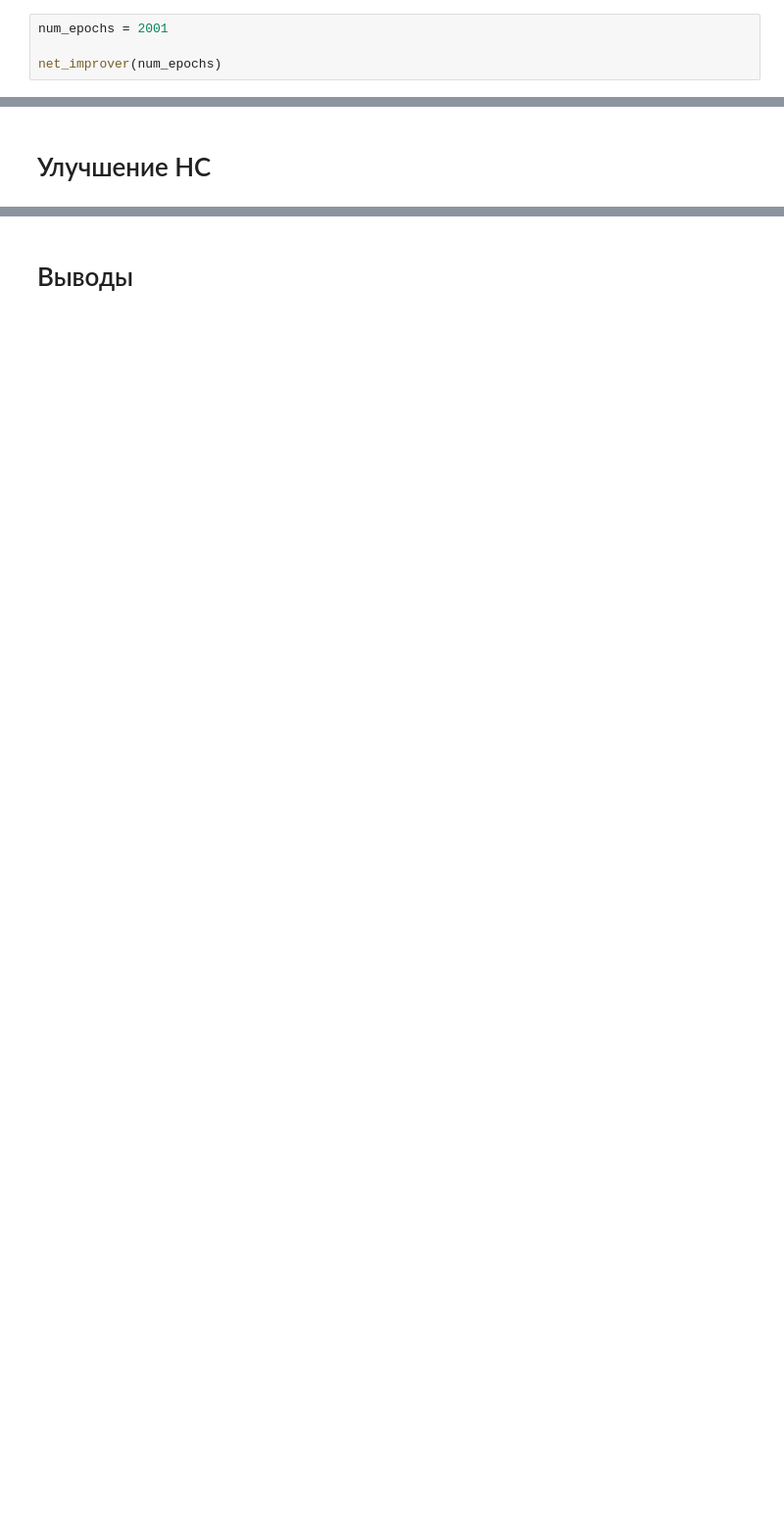
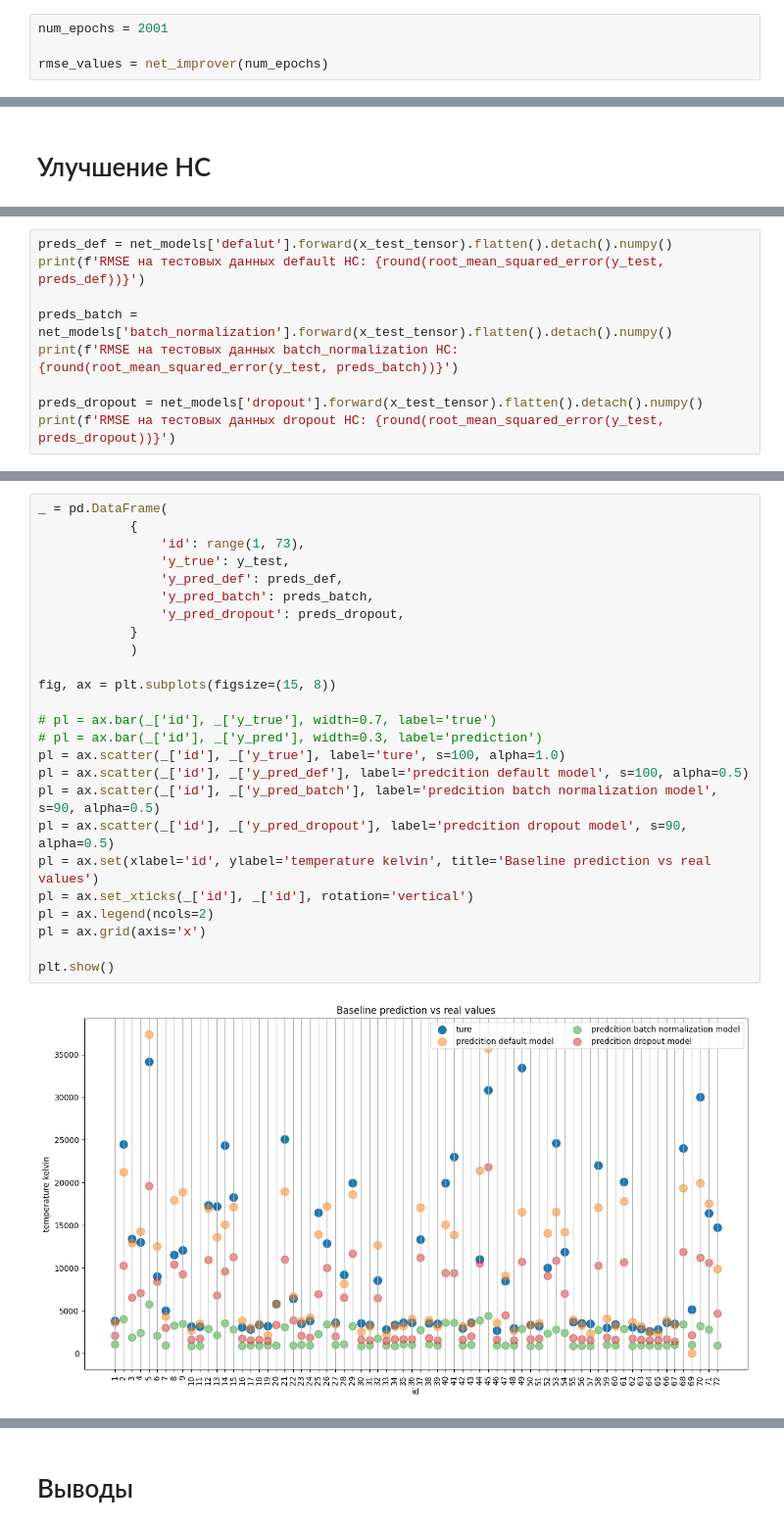
Before and after one commit to Yar-13/Predicting-the-temperature-of-a-star, a Jupyter notebook: Project_15_v1.0.ipynb, the cells around one changed output, grey strips where cells are left out. Shown: that part at 98% size. Drawn from its saved outputs; the diff is of its cells as text; blank space fills up the shorter version.

```diff
--- a/Project_15_v1.0.ipynb
+++ b/Project_15_v1.0.ipynb
@@ -387,5 +402,5 @@ optimizer = torch.optim.Adam(reg_net.parameters(), lr=5.0e-2)
 # %%
 num_epochs = 2001
 
-net_improver(num_epochs)
+rmse_values = net_improver(num_epochs)
 # %% [output]
@@ -414,0 +541,9 @@ root_mean_squared_error(y_test, reg_net.forward(x_test_tensor).detach().numpy())
+# %%
+preds_def = net_models['defalut'].forward(x_test_tensor).flatten().detach().numpy()
+print(f'RMSE на тестовых данных default НС: {round(root_mean_squared_error(y_test, preds_def))}')
+
+preds_batch = net_models['batch_normalization'].forward(x_test_tensor).flatten().detach().numpy()
+print(f'RMSE на тестовых данных batch_normalization НС: {round(root_mean_squared_error(y_test, preds_batch))}')
+
+preds_dropout = net_models['dropout'].forward(x_test_tensor).flatten().detach().numpy()
+print(f'RMSE на тестовых данных dropout НС: {round(root_mean_squared_error(y_test, preds_dropout))}')
@@ -414,0 +554,27 @@ root_mean_squared_error(y_test, reg_net.forward(x_test_tensor).detach().numpy())
+# %%
+_ = pd.DataFrame(
+            {
+                'id': range(1, 73),
+                'y_true': y_test,
+                'y_pred_def': preds_def,
+                'y_pred_batch': preds_batch,
+                'y_pred_dropout': preds_dropout,
+            }
+            )
+
+fig, ax = plt.subplots(figsize=(15, 8))
+
+# pl = ax.bar(_['id'], _['y_true'], width=0.7, label='true')
+# pl = ax.bar(_['id'], _['y_pred'], width=0.3, label='prediction')
+pl = ax.scatter(_['id'], _['y_true'], label='ture', s=100, alpha=1.0)
+pl = ax.scatter(_['id'], _['y_pred_def'], label='predcition default model', s=100, alpha=0.5)
+pl = ax.scatter(_['id'], _['y_pred_batch'], label='predcition batch normalization model', s=90, alpha=0.5)
+pl = ax.scatter(_['id'], _['y_pred_dropout'], label='predcition dropout model', s=90, alpha=0.5)
+pl = ax.set(xlabel='id', ylabel='temperature kelvin', title='Baseline prediction vs real values')
+pl = ax.set_xticks(_['id'], _['id'], rotation='vertical')
+pl = ax.legend(ncols=2)
+pl = ax.grid(axis='x')
+
+plt.show()
+# %% [output]
+[figure, added]
```
Also changed, not shown: parts of 28 cells of this notebook.
